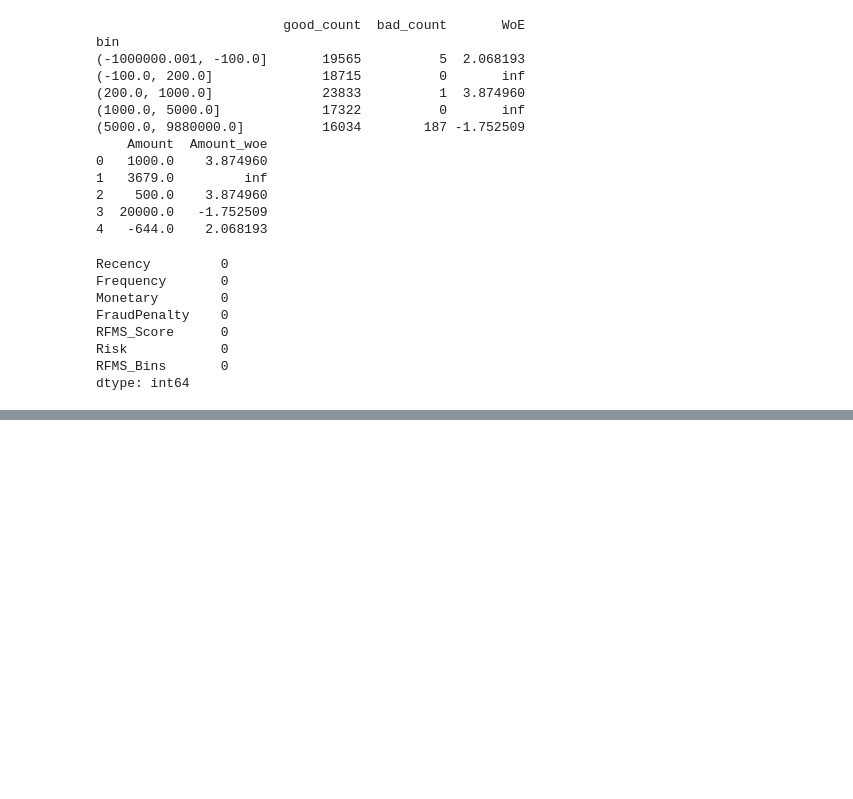
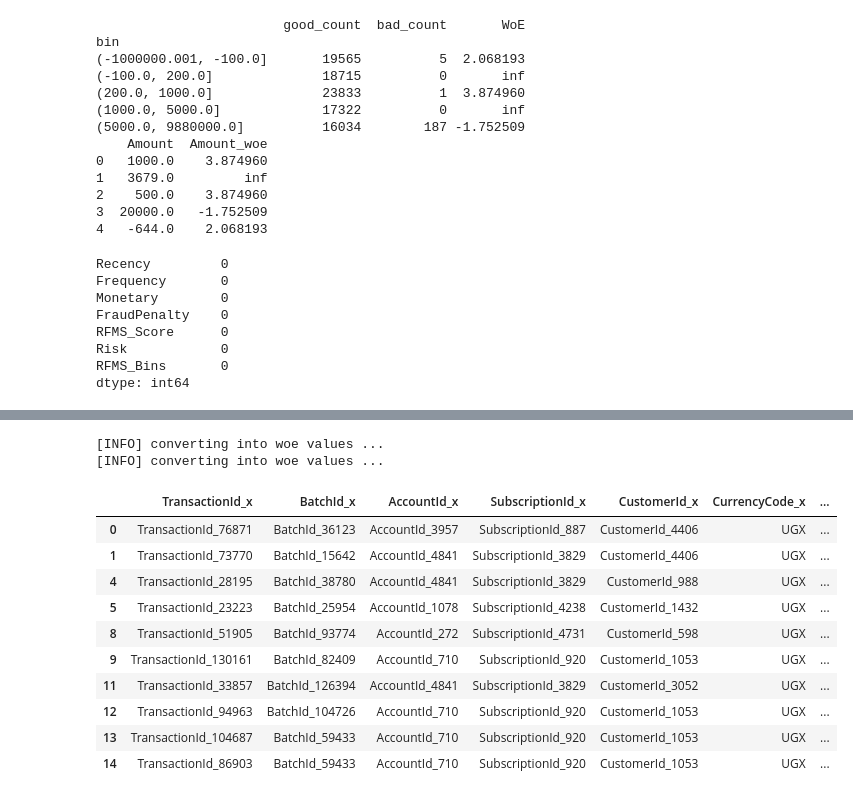
Before and after one commit to davekindea/week6, a Jupyter notebook: notebooks/task3.ipynb, the cells around one changed output, grey strips where cells are left out. Cells and saved outputs as stored; diff of their text form; code cells hidden in the pictures; blank space fills up the shorter version.

```diff
--- a/notebooks/task3.ipynb
+++ b/notebooks/task3.ipynb
@@ -352,0 +586,7 @@ dtype: int64
+# %%
+# converting train and test into woe values
+train_woe = sc.woebin_ply(train, bins_adj)
+test_woe = sc.woebin_ply(test, bins_adj)
+# %% [output]
+[INFO] converting into woe values ...
+[INFO] converting into woe values ...
@@ -352,0 +597,14 @@ dtype: int64
+# %%
+train_final.head(10)
+# %% [output]
+|  | TransactionId_x | BatchId_x | AccountId_x | SubscriptionId_x | CustomerId_x | CurrencyCode_x | ... |
+| 0 | TransactionId_76871 | BatchId_36123 | AccountId_3957 | SubscriptionId_887 | CustomerId_4406 | UGX | ... |
+| 1 | TransactionId_73770 | BatchId_15642 | AccountId_4841 | SubscriptionId_3829 | CustomerId_4406 | UGX | ... |
+| 4 | TransactionId_28195 | BatchId_38780 | AccountId_4841 | SubscriptionId_3829 | CustomerId_988 | UGX | ... |
+| 5 | TransactionId_23223 | BatchId_25954 | AccountId_1078 | SubscriptionId_4238 | CustomerId_1432 | UGX | ... |
+| 8 | TransactionId_51905 | BatchId_93774 | AccountId_272 | SubscriptionId_4731 | CustomerId_598 | UGX | ... |
+| 9 | TransactionId_130161 | BatchId_82409 | AccountId_710 | SubscriptionId_920 | CustomerId_1053 | UGX | ... |
+| 11 | TransactionId_33857 | BatchId_126394 | AccountId_4841 | SubscriptionId_3829 | CustomerId_3052 | UGX | ... |
+| 12 | TransactionId_94963 | BatchId_104726 | AccountId_710 | SubscriptionId_920 | CustomerId_1053 | UGX | ... |
+| 13 | TransactionId_104687 | BatchId_59433 | AccountId_710 | SubscriptionId_920 | CustomerId_1053 | UGX | ... |
+| 14 | TransactionId_86903 | BatchId_59433 | AccountId_710 | SubscriptionId_920 | CustomerId_1053 | UGX | ... |
```
Also changed, not shown: parts of 25 cells of this notebook.
